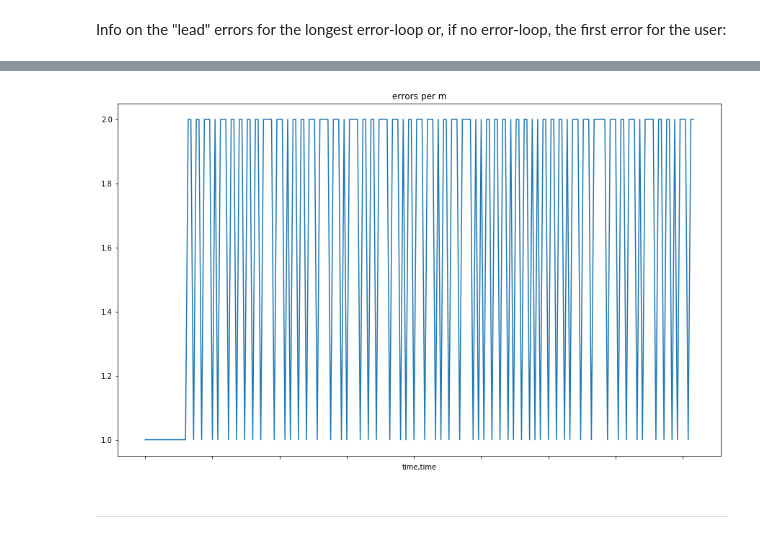
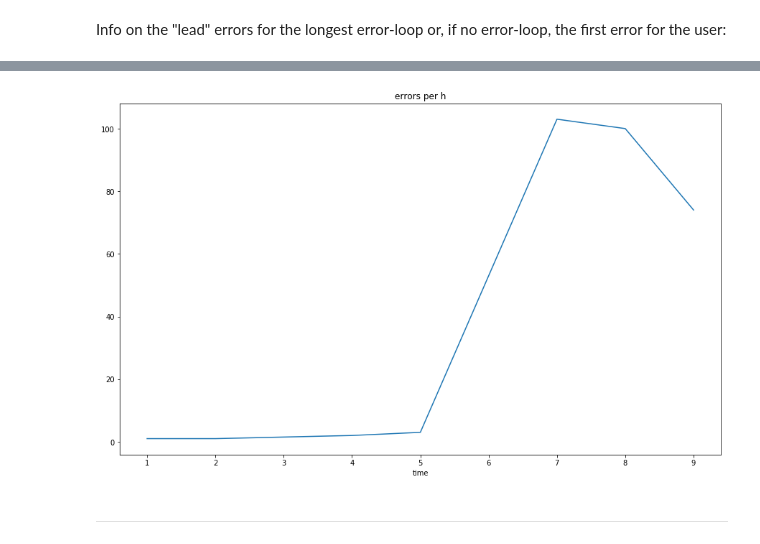
Before and after one commit to bobev18/errlogana, a Jupyter notebook: Log Error Analysis.ipynb, the cells around one changed output, grey strips where cells are left out. Drawn from its saved outputs; the diff is of its cells as text; code cells hidden in the pictures.

```diff
--- a/Log Error Analysis.ipynb
+++ b/Log Error Analysis.ipynb
@@ -517,8 +518,8 @@ vusers['0009'].show_errors()
 | 335 | 2018-01-29 09:42:08 | 0009 | Open and Assign CM WO as Supervisor | Select WO | 515 | Response DD Extraction Failure | Response DD Extraction Failure | Open and Assign CM WO as Supervis... |
 | 336 | 2018-01-29 09:42:35 | 0009 | Open and Assign CM WO as Supervisor | Select WO | 516 | Response DD Extraction Failure | Response DD Extraction Failure | Open and Assign CM WO as Supervis... |
 # %%
-vusers['0009'].plot_user_errors('m') #, plot_params={'kind': 'line', 'figsize': (15, 9)})
+vusers['0009'].plot_user_errors('h') #, plot_params={'kind': 'line', 'figsize': (15, 9)})
 # %% [output]
-[figure, old version]
+[figure, new version]
 # %% [markdown]
 ---------------------------------------------------
```
Also changed, not shown: parts of 34 cells of this notebook.
